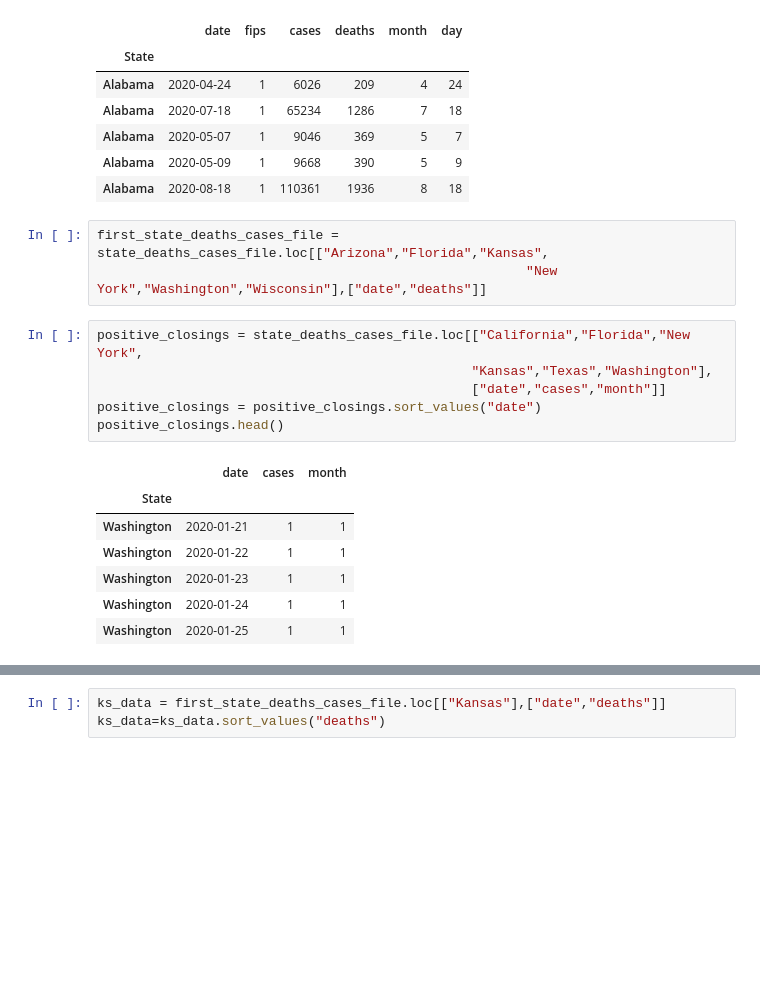
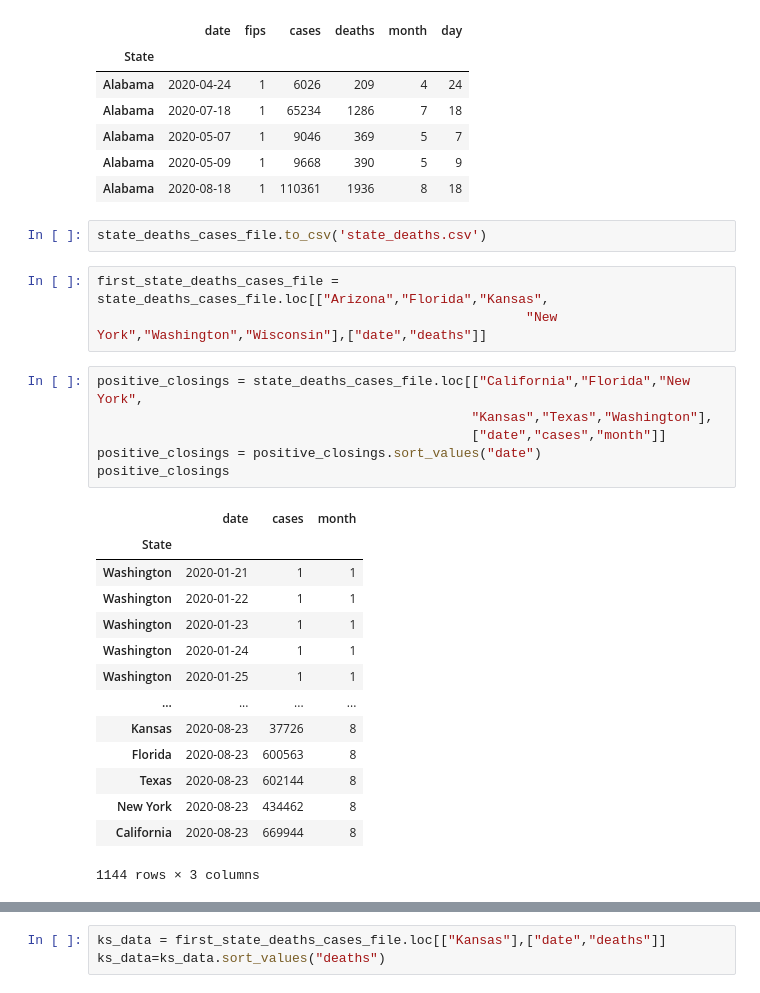
Before and after one commit to jamisonunruh24/Project-1, a Jupyter notebook: Project_Working_Data.ipynb, the cells around one changed output, grey strips where cells are left out. Cells and saved outputs as stored; diff of their text form; blank space fills up the shorter version.

```diff
--- a/Project_Working_Data.ipynb
+++ b/Project_Working_Data.ipynb
@@ -173,22 +173,31 @@ state_deaths_cases_file.head()
 | Alabama | 2020-05-07 | 1 | 9046 | 369 | 5 | 7 |
 | Alabama | 2020-05-09 | 1 | 9668 | 390 | 5 | 9 |
 | Alabama | 2020-08-18 | 1 | 110361 | 1936 | 8 | 18 |
+# %%
+state_deaths_cases_file.to_csv('state_deaths.csv')
 # %%
 first_state_deaths_cases_file = state_deaths_cases_file.loc[["Arizona","Florida","Kansas",
                                                        "New York","Washington","Wisconsin"],["date","deaths"]]
 # %%
 positive_closings = state_deaths_cases_file.loc[["California","Florida","New York",
                                                 "Kansas","Texas","Washington"],
                                                 ["date","cases","month"]]
 positive_closings = positive_closings.sort_values("date")
-positive_closings.head()
+positive_closings
 # %% [output]
 |  | date | cases | month |
 | State |  |  |  |
 | Washington | 2020-01-21 | 1 | 1 |
 | Washington | 2020-01-22 | 1 | 1 |
 | Washington | 2020-01-23 | 1 | 1 |
 | Washington | 2020-01-24 | 1 | 1 |
 | Washington | 2020-01-25 | 1 | 1 |
+| ... | ... | ... | ... |
+| Kansas | 2020-08-23 | 37726 | 8 |
+| Florida | 2020-08-23 | 600563 | 8 |
+| Texas | 2020-08-23 | 602144 | 8 |
+| New York | 2020-08-23 | 434462 | 8 |
+| California | 2020-08-23 | 669944 | 8 |
+1144 rows × 3 columns
 # %%
 california = positive_closings.loc["California"]
```
Also changed, not shown: parts of 25 cells of this notebook, 11 other files.
